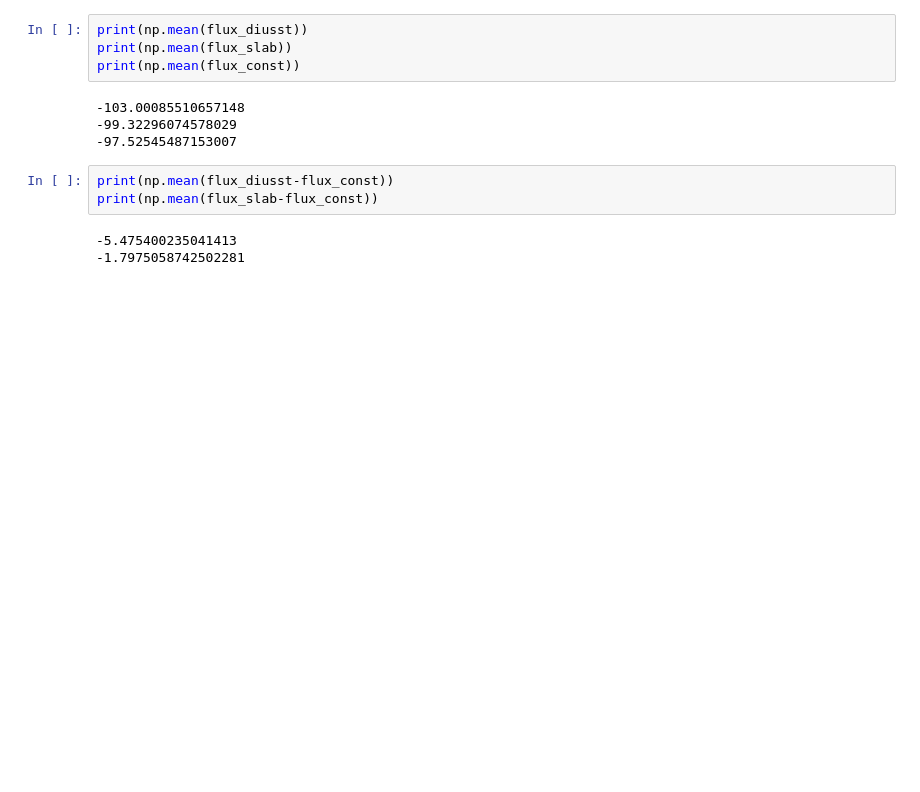
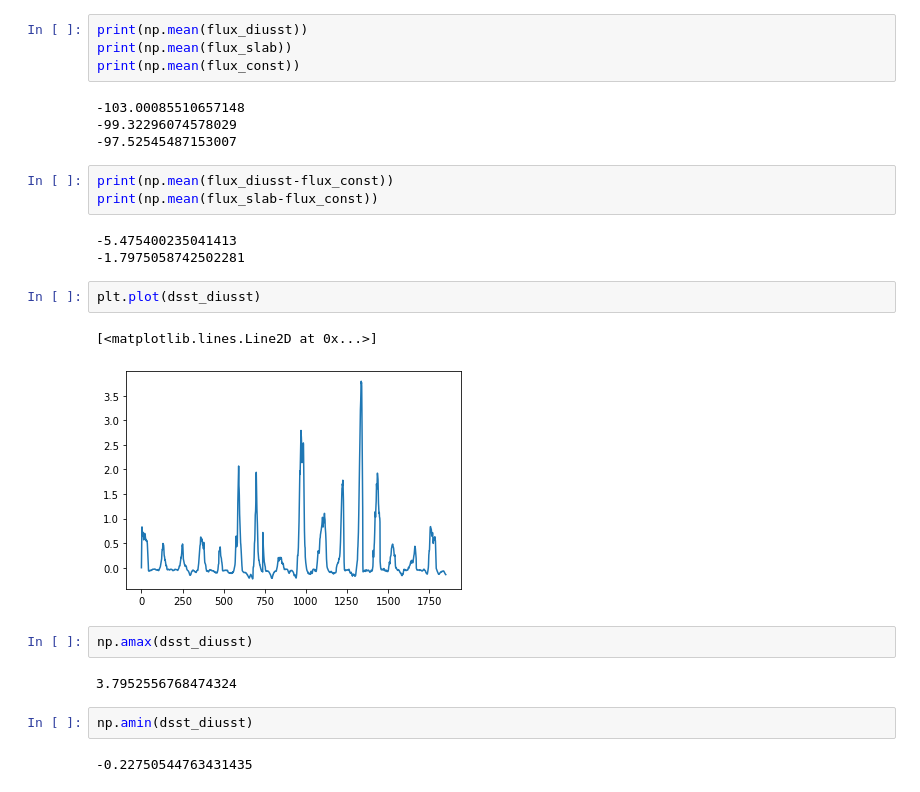
Before and after one commit to reykboerner/diusst, a Jupyter notebook: scripts/figs/paper_fig6.ipynb, the cells around one changed output. Saved outputs shown, nothing was run; the diff lists cells and outputs as text; blank space fills up the shorter version.

```diff
--- a/scripts/figs/paper_fig6.ipynb
+++ b/scripts/figs/paper_fig6.ipynb
@@ -124,9 +126,22 @@ print(np.mean(flux_const))
 -103.00085510657148
 -99.32296074578029
 -97.52545487153007
-# %%
-print(np.mean(flux_diusst-flux_const))
-print(np.mean(flux_slab-flux_const))
-# %% [output]
--5.475400235041413
--1.7975058742502281
+# %%
+print(np.mean(flux_diusst-flux_const))
+print(np.mean(flux_slab-flux_const))
+# %% [output]
+-5.475400235041413
+-1.7975058742502281
+# %%
+plt.plot(dsst_diusst)
+# %% [output]
+[<matplotlib.lines.Line2D at 0x...>]
+[figure, added]
+# %%
+np.amax(dsst_diusst)
+# %% [output]
+3.7952556768474324
+# %%
+np.amin(dsst_diusst)
+# %% [output]
+-0.22750544763431435
```
Also changed, not shown: parts of 1 cell of this notebook, 9 other files.
